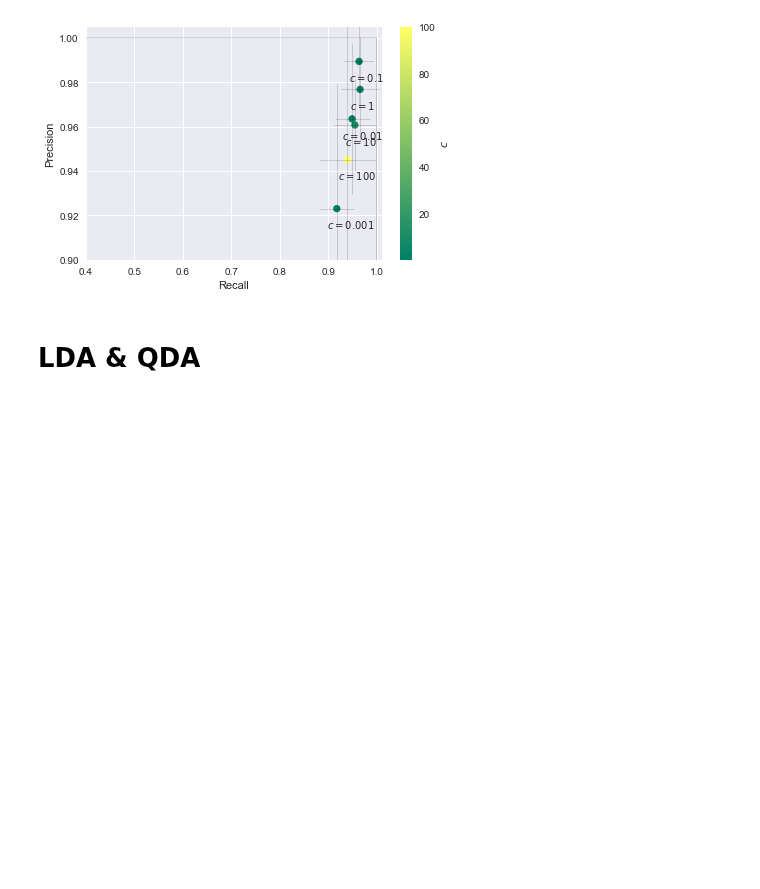
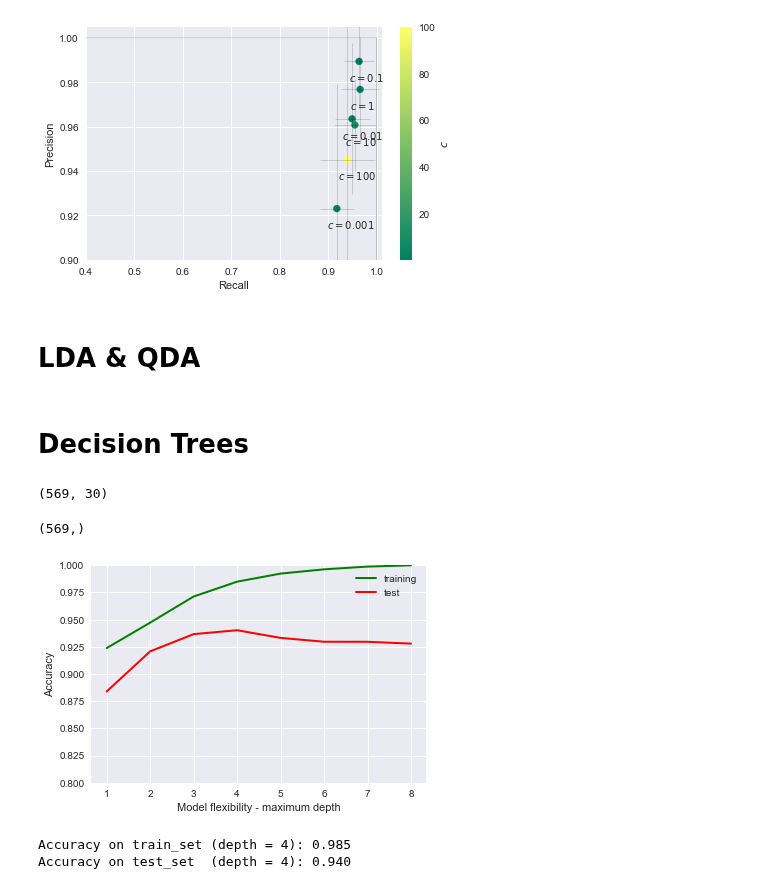
Before and after one commit to ahmadnish/FOML2017, a Jupyter notebook: neish.ipynb, the cells around one changed output. Cells and saved outputs as stored; diff of their text form; code cells hidden in the pictures; blank space fills up the shorter version.

Commit message:
decision tree, precision recall and trade off graph

```diff
--- a/neish.ipynb
+++ b/neish.ipynb
@@ -379,3 +383,13 @@ clf = make_pipeline(preprocessing.StandardScaler(), clf)
 cross_validate_with_statistics(clf, X, y)
 # %%
 scores_qda
+# %% [markdown]
+# Decision Trees
+# %%
+X.shape
+# %% [output]
+(569, 30)
+# %%
+y.shape
+# %% [output]
+(569,)
@@ -381,0 +429,25 @@ scores_qda
+# %%
+def tradeOff_dt(scores, tune_p, s, ss):
+
+    fig = plt.figure()
+    ax = fig.add_subplot(111)
+    line, = ax.plot(tune_p, scores[:,0,2], color = 'green', lw = 2, label = 'training')
+    line, = ax.plot(tune_p, scores[:,0,0], color = 'red' , lw = 2, label = 'test')
+
+    ax.legend(loc = 'best')
+
+    ax.set_ylim(.8, 1)
+    ax.set_ylabel('Accuracy')
+    ax.set_xlabel('Model flexibility - '+ss+'')
+
+    plt.savefig('figs/'+s+'.pdf')
+
+tradeOff_dt(scores_dt, max_depth, 'tradeoff_dt', 'maximum depth')
+# %% [output]
+[figure, added]
+# %%
+print("Accuracy on train_set (depth = 4): {:.3f}".format(scores_dt[3,0,2]))
+print("Accuracy on test_set  (depth = 4): {:.3f}".format(scores_dt[3,0,0]))
+# %% [output]
+Accuracy on train_set (depth = 4): 0.985
+Accuracy on test_set  (depth = 4): 0.940
```
Also changed, not shown: parts of 4 cells of this notebook, 3 other files.
